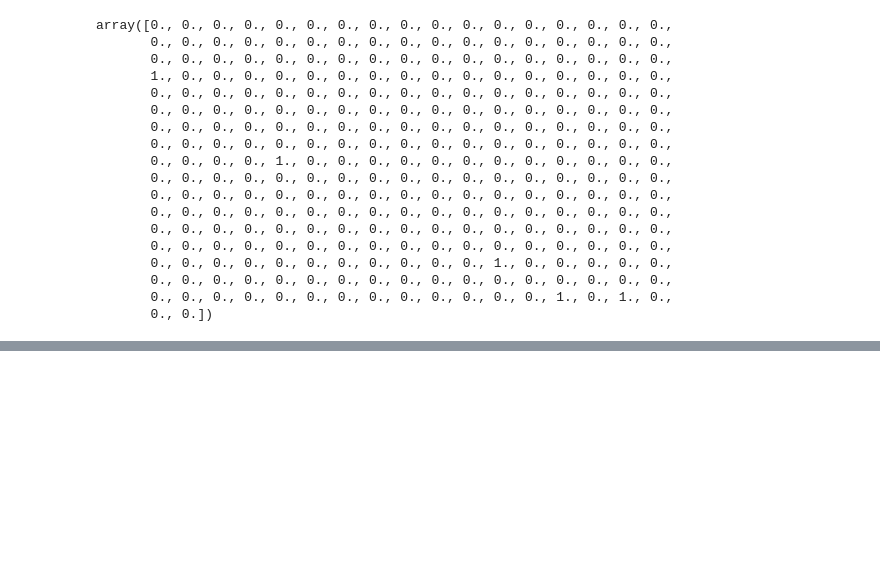
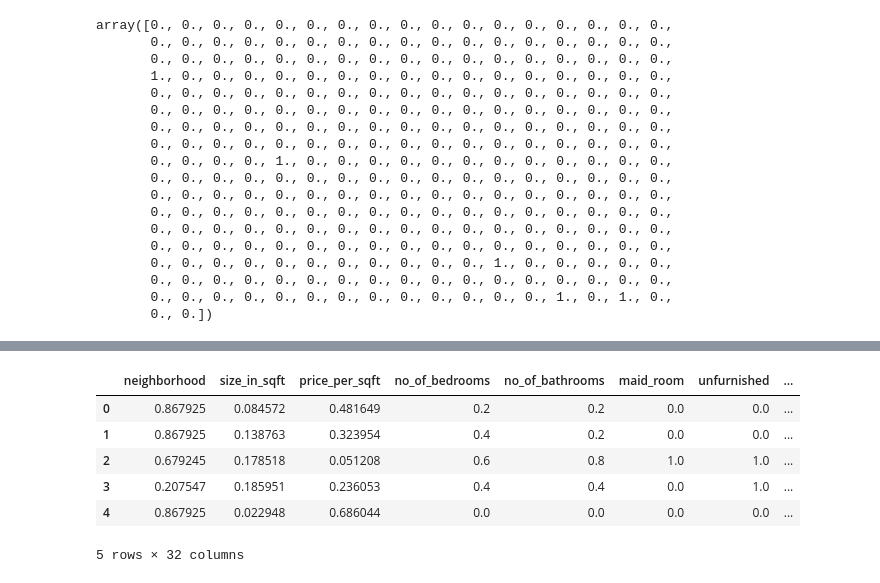
Before and after one commit to joanaaVO/Projeto-DAA, a Jupyter notebook: src/properties_db.ipynb, the cells around one changed output, grey strips where cells are left out. Saved outputs shown, nothing was run; the diff lists cells and outputs as text; code cells hidden in the pictures; blank space fills up the shorter version.

```diff
--- a/src/properties_db.ipynb
+++ b/src/properties_db.ipynb
@@ -370 +352,7 @@ n_scaled = pd.DataFrame(scaler_n.transform(n[n.columns]),columns=n.columns)
+# %%
+#MLP - 3ª opção
+scaler_x = MinMaxScaler(feature_range=(0,1)).fit(x)
+scaler_y = MinMaxScaler(feature_range=(0,1)).fit(y)
+x_scaled = pd.DataFrame(scaler_x.transform(x[x.columns]), columns=x.columns)
+y_scaled = pd.DataFrame(scaler_y.transform(y[y.columns]), columns=y.columns)
 # %%
@@ -372,3 +368,11 @@ m.head()
 # %%
-m_scaled.head()
+x_scaled.head()
+# %% [output]
+|  | neighborhood | size_in_sqft | price_per_sqft | no_of_bedrooms | no_of_bathrooms | maid_room | unfurnished | ... |
+| 0 | 0.867925 | 0.084572 | 0.481649 | 0.2 | 0.2 | 0.0 | 0.0 | ... |
+| 1 | 0.867925 | 0.138763 | 0.323954 | 0.4 | 0.2 | 0.0 | 0.0 | ... |
+| 2 | 0.679245 | 0.178518 | 0.051208 | 0.6 | 0.8 | 1.0 | 1.0 | ... |
+| 3 | 0.207547 | 0.185951 | 0.236053 | 0.4 | 0.4 | 0.0 | 1.0 | ... |
+| 4 | 0.867925 | 0.022948 | 0.686044 | 0.0 | 0.0 | 0.0 | 0.0 | ... |
+5 rows × 32 columns
 # %%
```
Also changed, not shown: parts of 10 cells of this notebook.
